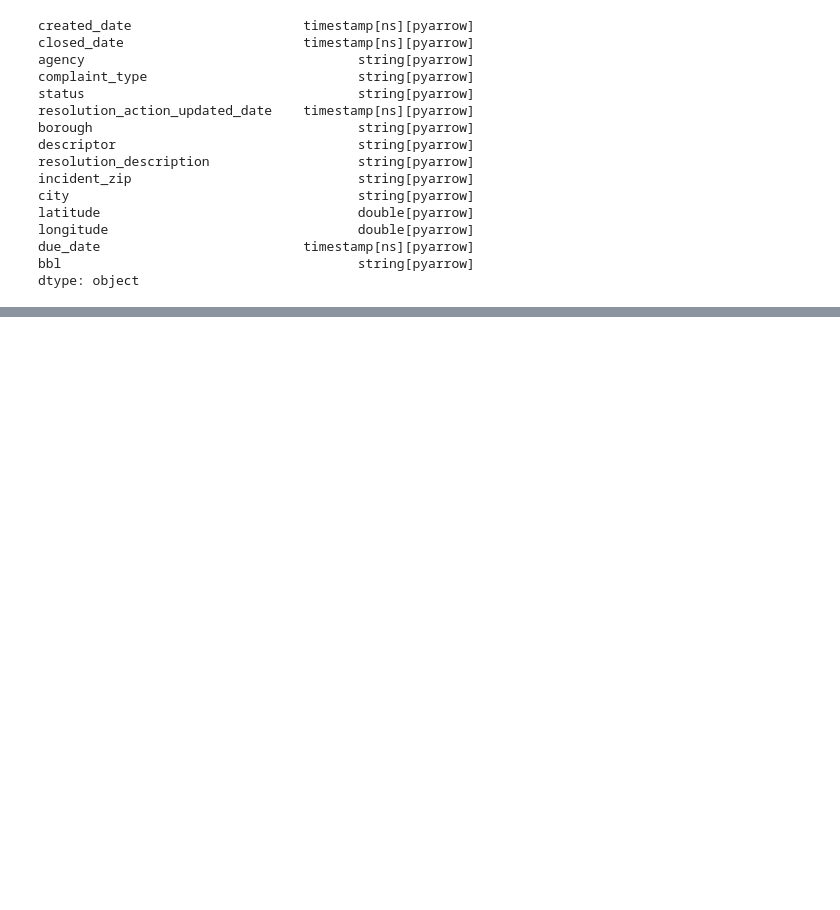
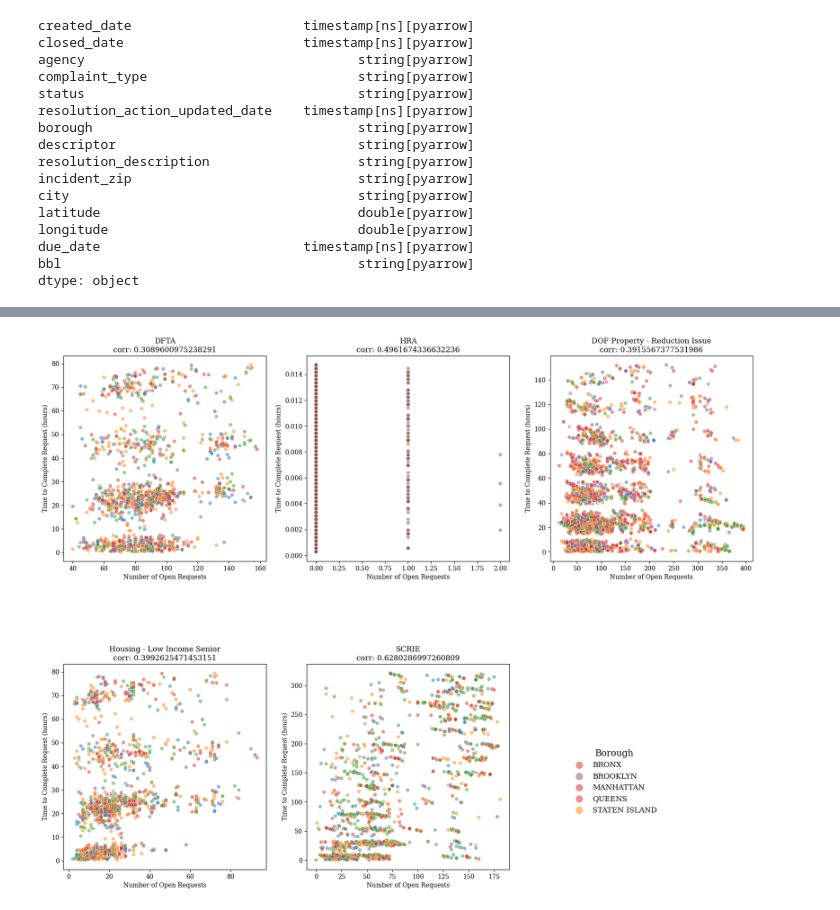
Before and after one commit to jamorr/Capstone, a Jupyter notebook: src/preprocessing.ipynb, the cells around one changed output, grey strips where cells are left out. Saved outputs shown, nothing was run; the diff lists cells and outputs as text; code cells hidden in the pictures; blank space fills up the shorter version.

```diff
--- a/src/preprocessing.ipynb
+++ b/src/preprocessing.ipynb
@@ -333,8 +625,12 @@ high_corr
   'open_bo_ag',
   ['borough', 'agency']]}
+# %%
+# remove outlier records
+quants_df = high_freq_df.groupby('complaint_type')['hours_to_complete'].quantile([0.25,0.75])
+quants_df = quants_df.unstack()
+out_max = (quants_df[0.75] - quants_df[0.25])*1.5
+# quants_df.columns
 # %%
-# remove outlier records
-upper = high_freq_df.groupby("complaint_type")["hours_to_complete"].quantile(0.99)
-high_freq_df = pd.merge(high_freq_df, upper.rename('upper_bound'), left_on="complaint_type", right_index=True)
-high_freq_df = high_freq_df[high_freq_df["hours_to_complete"] < high_freq_df["upper_bound"]]
-high_freq_df.drop("upper_bound", axis=1, inplace=True)
+high_freq_df = pd.merge(high_freq_df, out_max.rename('upper_bound'), left_on='complaint_type', right_index=True)
+high_freq_df = high_freq_df[high_freq_df['hours_to_complete'] < high_freq_df['upper_bound']]
+high_freq_df.drop('upper_bound', axis=1, inplace=True)
@@ -358,37 +650,67 @@ for n, (corr, x, c) in high_corr.items():
     if isinstance(n, tuple):
         name = ' :: '.join(n)
     else:
         name = n
 
-    title = f"{name}\ncorr: {corr}\n{len(grp)}"
+    title = f'{name}\ncorr: {corr}'
     final_set.append((n,title, x, c))
 
 def nearest_rectangle(num_vars:int):
     length = width = round(num_vars**0.5)
 
     if length * width < num_vars:
         width += 1
 
     return length, width
 
 height, width = nearest_rectangle(len(final_set))
 
+boroughs = list(df['borough'].unique())
+borough_colors = {b:c for b,c in zip(boroughs, plt.cm.rainbow(np.linspace(0, 1, len(boroughs))))}
+
+
 fig, axes = plt.subplots(
             nrows=height,
             ncols=width,
             squeeze=False
             # subplot_titles=subplot_titles
         )
-fig.set_size_inches(20,20)
-for (i, ax), (n, title, x, c) in zip(np.ndenumerate(axes), final_set):
+
+
+fig.set_size_inches(20,15)
+plt.subplots_adjust(hspace=0.5)
+for (i, ax), (n, title, x, c) in zip_longest(np.ndenumerate(axes), final_set, fillvalue=('_','_','_','_')):
+    if n == '_':
+        ax.set_axis_off()
+        continue
     grp = high_freq_df.groupby(c).get_group(n)
     sns.scatterplot(
-        y="hours_to_complete",
+        y='hours_to_complete',
         x=x,
-        hue="borough",
+        hue='borough',
+        hue_order=borough_colors,
         data=grp,
         alpha=0.5,
         ax = ax,
+        legend=False,
+        )
+    ax.set_xlabel("Number of Open Requests")
+    ax.set_ylabel('Time to Complete Request (hours)')
+    ax.set_title(title)
 
-        )
-    ax.set_title(title)
+
+
+
+leg = fig.legend(
+    labels=boroughs,
+    # handles=handles,
+    bbox_to_anchor=[.3,-.2,0.5,0.5],
+    fontsize='large',
+    markerscale=2,
+    frameon=False,
+    title="Borough",
+    title_fontsize='x-large',
+    draggable=True
+    )
+# %% [output]
+[figure, added]
```
Also changed, not shown: parts of 46 cells of this notebook.
